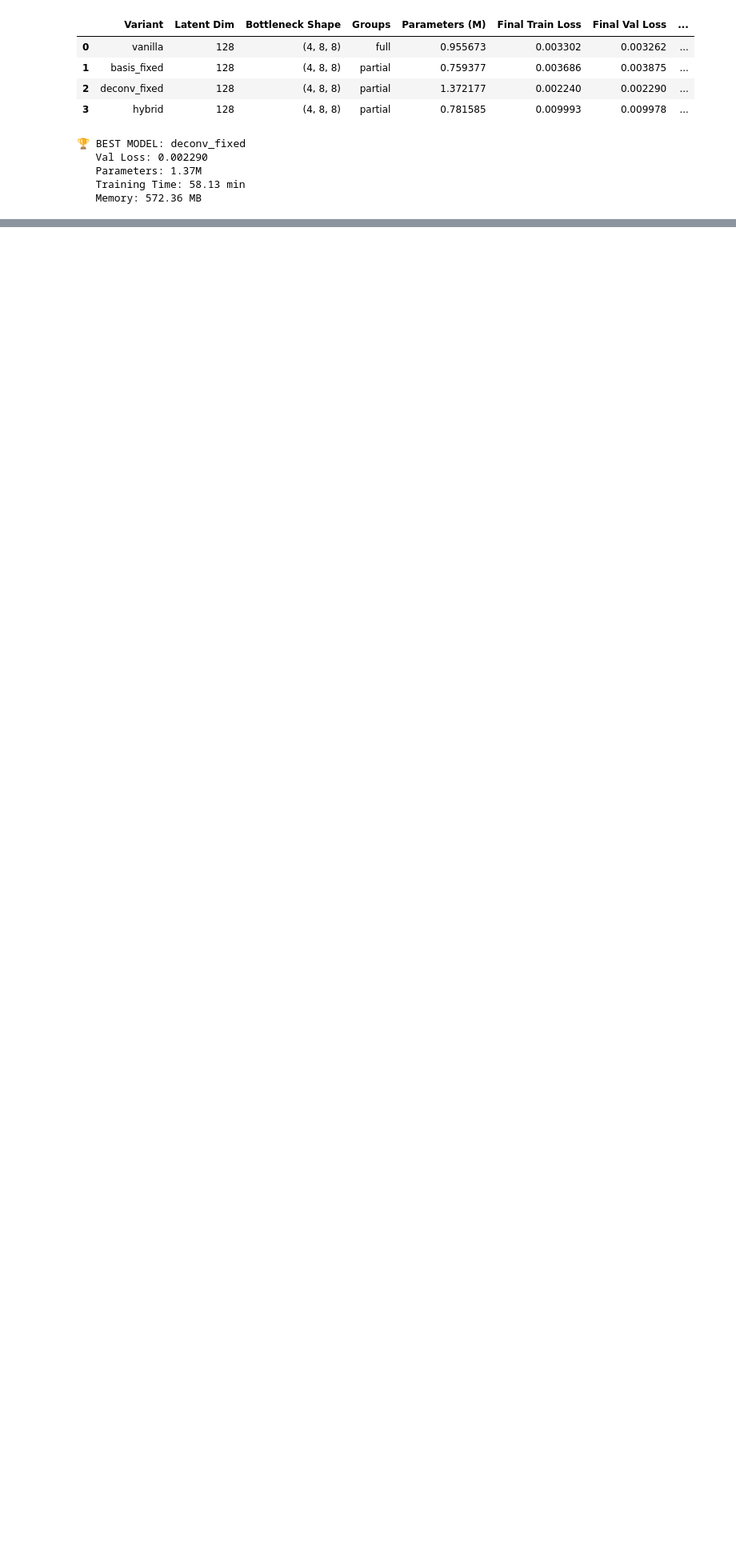
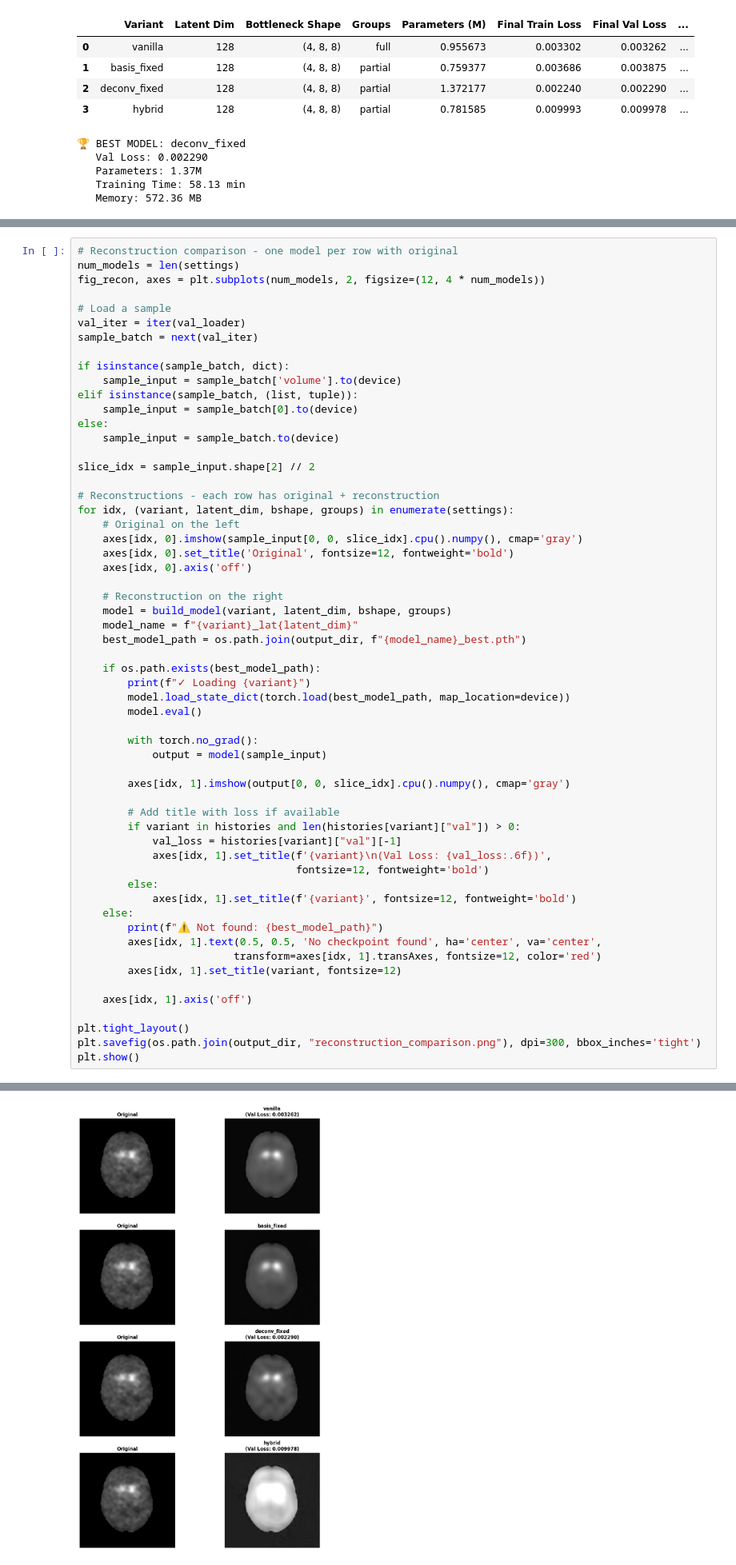
Before and after one commit to figoo210/unsupervised-parkinsons-imaging, a Jupyter notebook: bottleneck_latent_optimization_analysis.ipynb, the cells around one changed output, grey strips where cells are left out. Shown at 80% size. Saved outputs shown, nothing was run; the diff lists cells and outputs as text; blank space fills up the shorter version.

```diff
--- a/bottleneck_latent_optimization_analysis.ipynb
+++ b/bottleneck_latent_optimization_analysis.ipynb
@@ -1411,3 +1413,62 @@ plt.savefig(os.path.join(output_dir, "comprehensive_analysis.png"), dpi=300, bbo
 plt.show()
 # %% [output]
 [figure]
+# %%
+# Reconstruction comparison - one model per row with original
+num_models = len(settings)
+fig_recon, axes = plt.subplots(num_models, 2, figsize=(12, 4 * num_models))
+
+# Load a sample
+val_iter = iter(val_loader)
+sample_batch = next(val_iter)
+
+if isinstance(sample_batch, dict):
+    sample_input = sample_batch['volume'].to(device)
+elif isinstance(sample_batch, (list, tuple)):
+    sample_input = sample_batch[0].to(device)
+else:
+    sample_input = sample_batch.to(device)
+
+slice_idx = sample_input.shape[2] // 2
+
+# Reconstructions - each row has original + reconstruction
+for idx, (variant, latent_dim, bshape, groups) in enumerate(settings):
+    # Original on the left
+    axes[idx, 0].imshow(sample_input[0, 0, slice_idx].cpu().numpy(), cmap='gray')
+    axes[idx, 0].set_title('Original', fontsize=12, fontweight='bold')
+    axes[idx, 0].axis('off')
+
+    # Reconstruction on the right
+    model = build_model(variant, latent_dim, bshape, groups)
+    model_name = f"{variant}_lat{latent_dim}"
+    best_model_path = os.path.join(output_dir, f"{model_name}_best.pth")
+
+    if os.path.exists(best_model_path):
+        print(f"✓ Loading {variant}")
+        model.load_state_dict(torch.load(best_model_path, map_location=device))
+        model.eval()
+
+        with torch.no_grad():
+            output = model(sample_input)
+
+        axes[idx, 1].imshow(output[0, 0, slice_idx].cpu().numpy(), cmap='gray')
+
+        # Add title with loss if available
+        if variant in histories and len(histories[variant]["val"]) > 0:
+            val_loss = histories[variant]["val"][-1]
+            axes[idx, 1].set_title(f'{variant}\n(Val Loss: {val_loss:.6f})',
+                                   fontsize=12, fontweight='bold')
+        else:
+            axes[idx, 1].set_title(f'{variant}', fontsize=12, fontweight='bold')
+    else:
+        print(f"⚠️ Not found: {best_model_path}")
+        axes[idx, 1].text(0.5, 0.5, 'No checkpoint found', ha='center', va='center',
+                         transform=axes[idx, 1].transAxes, fontsize=12, color='red')
+        axes[idx, 1].set_title(variant, fontsize=12)
+
+    axes[idx, 1].axis('off')
+
+plt.tight_layout()
+plt.savefig(os.path.join(output_dir, "reconstruction_comparison.png"), dpi=300, bbox_inches='tight')
+plt.show()
+# %% [output]
@@ -1413,0 +1479 @@ plt.show()
+[figure, added]
```
Also changed, not shown: parts of 4 cells of this notebook, 1 other file.
